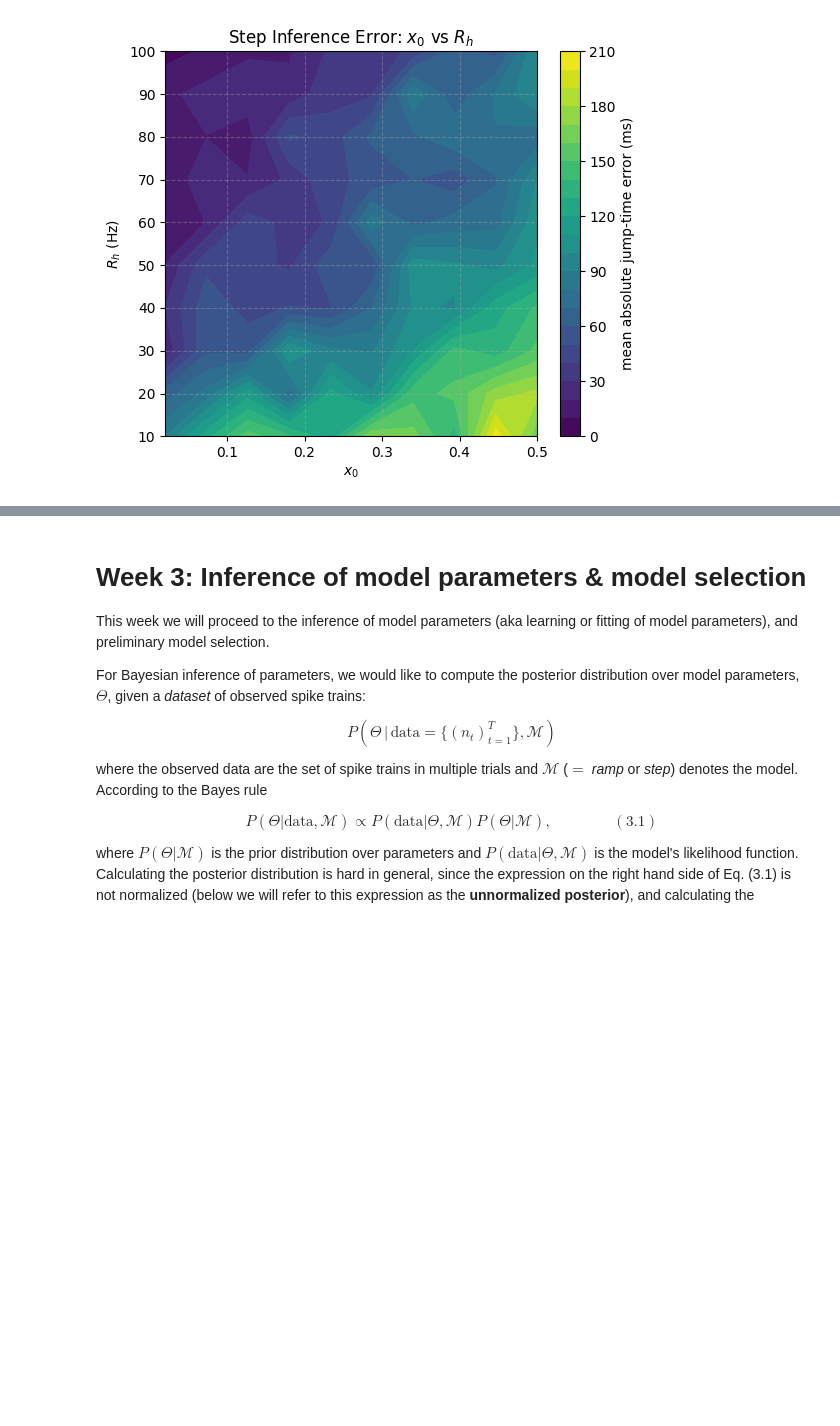
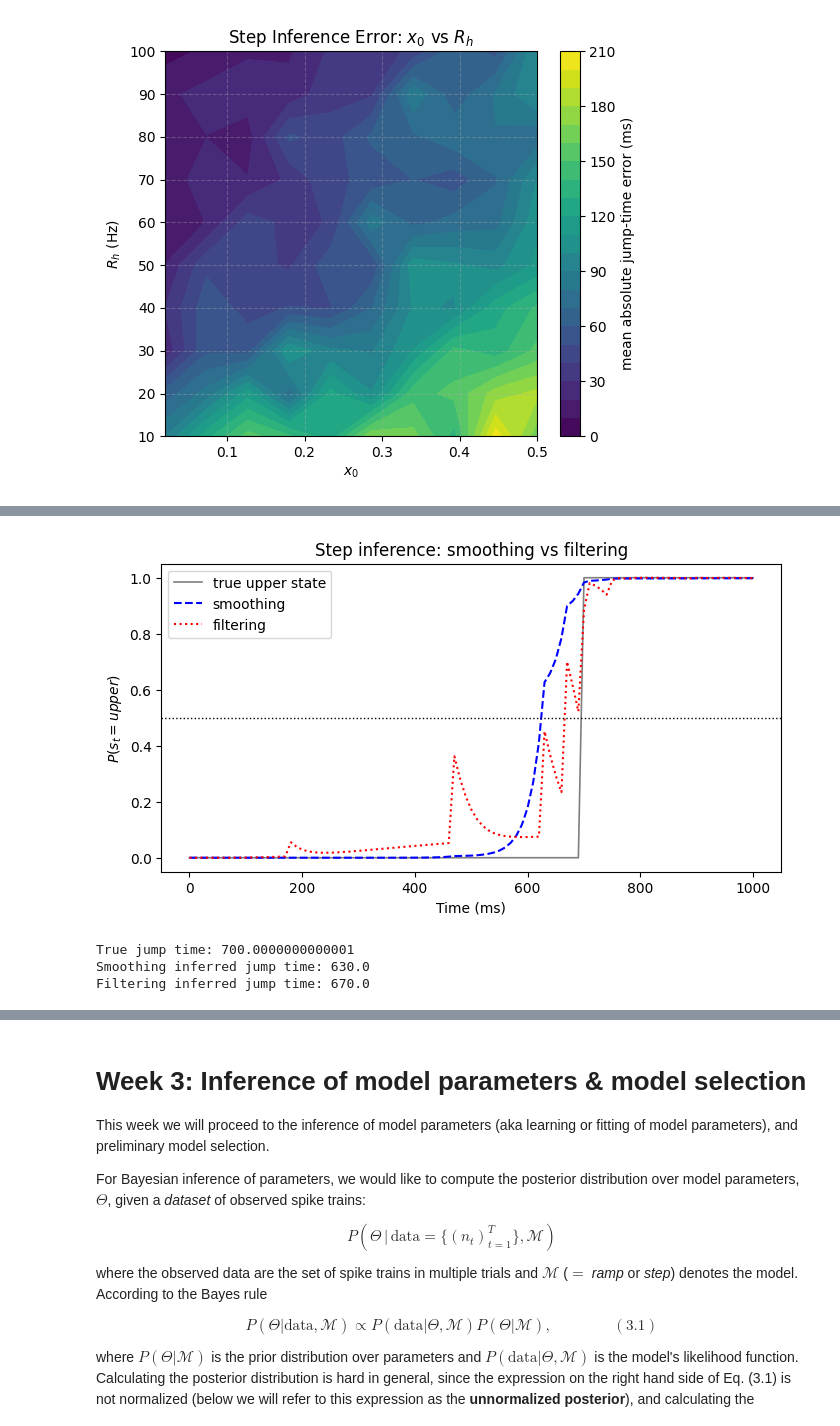
Before and after one commit to MYLO175/GG3-Mylo, a Jupyter notebook: GG3_project.ipynb, the cells around one changed output, grey strips where cells are left out. Drawn from its saved outputs; the diff is of its cells as text; code cells hidden in the pictures; blank space fills up the shorter version.

```diff
--- a/GG3_project.ipynb
+++ b/GG3_project.ipynb
@@ -2627,0 +2676,44 @@ plot_contour_heatmap(
+# %%
+mean_jump_time = 500
+r = 5
+m = mean_jump_time / (dt * 1000)
+
+T = generate_T_step(m, r)
+
+time_ms, path = simulate_hmm_step(T, time=1, dt=dt)
+path = np.array(path)
+
+rates = step_rates(path, r, x0=0.1, Rh=50)
+spikes = np.random.poisson(rates * dt)
+
+p_smooth = posterior_estimate_step(spikes, T, dt=dt, x0=0.1, Rh=50, filter=False)
+p_filter = posterior_estimate_step(spikes, T, dt=dt, x0=0.1, Rh=50, filter=True)
+
+true_upper = (path == r).astype(float)
+
+plt.figure(figsize=(8, 4))
+
+plt.plot(time_ms, true_upper, color="black", linewidth=1.2, alpha=0.5, label="true upper state")
+plt.plot(time_ms, p_smooth, color="blue", linestyle="--", label="smoothing")
+plt.plot(time_ms, p_filter, color="red", linestyle=":", label="filtering")
+plt.axhline(0.5, color="black", linestyle=":", linewidth=1)
+
+plt.xlabel("Time (ms)")
+plt.ylabel("$P(s_t = upper)$")
+plt.ylim(-0.05, 1.05)
+plt.title("Step inference: smoothing vs filtering")
+plt.legend()
+plt.show()
+
+true_jump_time = get_hmm_step_jump_time(path, r, dt=dt)
+smooth_jump_time = first_crossing_time(p_smooth, threshold=0.5, dt=dt)
+filter_jump_time = first_crossing_time(p_filter, threshold=0.5, dt=dt)
+
+print("True jump time:", true_jump_time)
+print("Smoothing inferred jump time:", smooth_jump_time)
+print("Filtering inferred jump time:", filter_jump_time)
+# %% [output]
+[figure, added]
+True jump time: 700.0000000000001
+Smoothing inferred jump time: 630.0
+Filtering inferred jump time: 670.0
```
Also changed, not shown: parts of 16 cells of this notebook.
